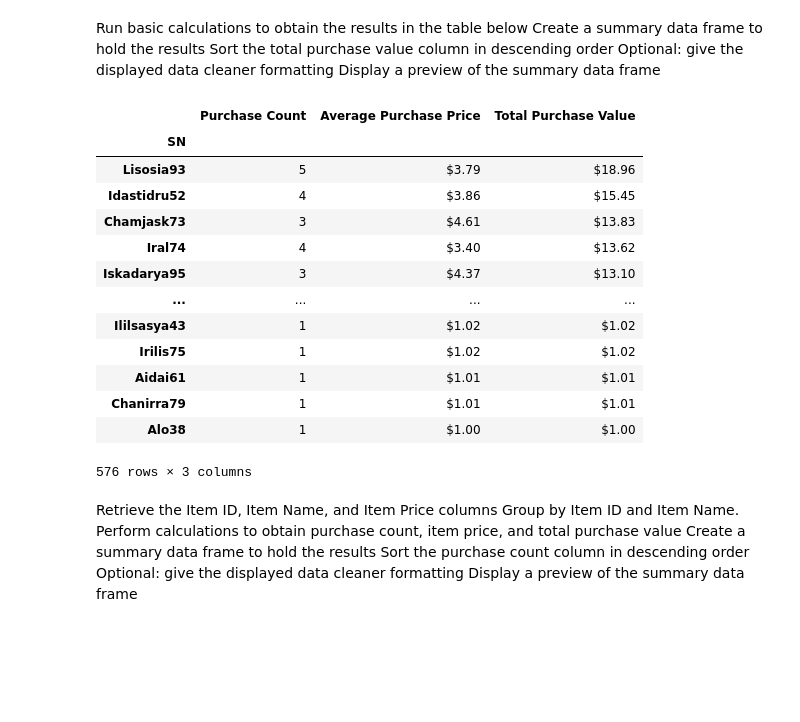
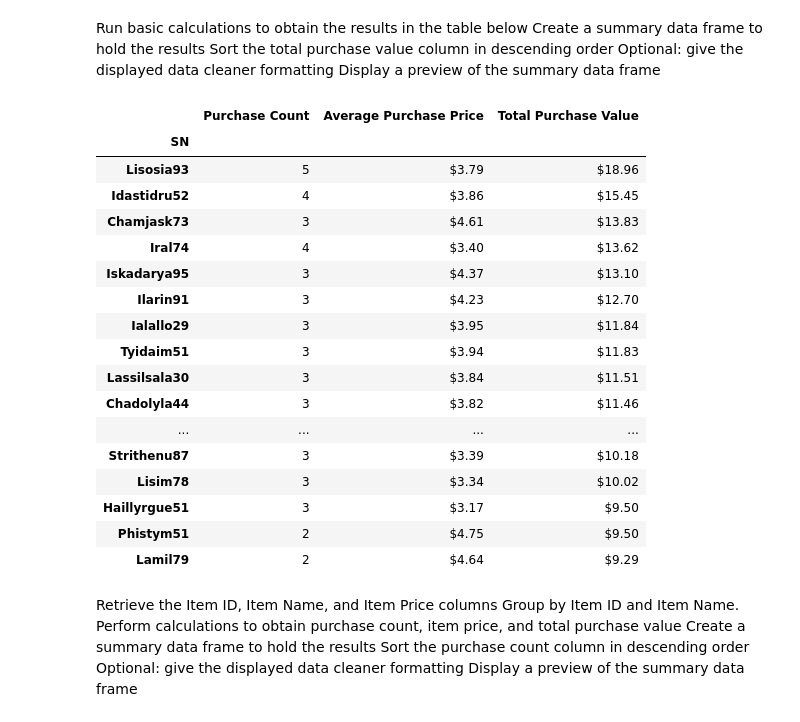
Before and after one commit to leilazintsem/Pandas-Challenge, a Jupyter notebook: HeroesOfPymoli/MainScript.ipynb, the cells around one changed output. Drawn from its saved outputs; the diff is of its cells as text; code cells hidden in the pictures; blank space fills up the shorter version.

```diff
--- a/HeroesOfPymoli/MainScript.ipynb
+++ b/HeroesOfPymoli/MainScript.ipynb
@@ -240,41 +240,45 @@ purchasecount
 #let s calculate the average purchase price
 averagepurchaseprice = grouped_sn_df["Price"].mean()
 averagepurchaseprice
 
 #let s calulate total purchase value
 totalpurchasevalue = grouped_sn_df["Price"].sum()
 totalpurchasevalue
 
 #let s create our summary data frame
 sn_df = pd.DataFrame({"Purchase Count": purchasecount,
                             "Average Purchase Price": averagepurchaseprice,
                             "Total Purchase Value": totalpurchasevalue})
 
 
 
 #let s reorder the table so it looks like the one in the instructions
 sn_df = sn_df.sort_values(["Total Purchase Value"], ascending=False)
 
 #let s format the table
 sn_df["Average Purchase Price"] = sn_df["Average Purchase Price"].map("${:,.2f}".format)
 sn_df["Total Purchase Value"] = sn_df["Total Purchase Value"].map("${:,.2f}".format)
 
-sn_df
+sn_df.head(20)
 # %% [output]
 |  | Purchase Count | Average Purchase Price | Total Purchase Value |
 | SN |  |  |  |
 | Lisosia93 | 5 | $3.79 | $18.96 |
 | Idastidru52 | 4 | $3.86 | $15.45 |
 | Chamjask73 | 3 | $4.61 | $13.83 |
 | Iral74 | 4 | $3.40 | $13.62 |
 | Iskadarya95 | 3 | $4.37 | $13.10 |
+| Ilarin91 | 3 | $4.23 | $12.70 |
+| Ialallo29 | 3 | $3.95 | $11.84 |
+| Tyidaim51 | 3 | $3.94 | $11.83 |
+| Lassilsala30 | 3 | $3.84 | $11.51 |
+| Chadolyla44 | 3 | $3.82 | $11.46 |
 | ... | ... | ... | ... |
-| Ililsasya43 | 1 | $1.02 | $1.02 |
-| Irilis75 | 1 | $1.02 | $1.02 |
-| Aidai61 | 1 | $1.01 | $1.01 |
-| Chanirra79 | 1 | $1.01 | $1.01 |
-| Alo38 | 1 | $1.00 | $1.00 |
+| Strithenu87 | 3 | $3.39 | $10.18 |
+| Lisim78 | 3 | $3.34 | $10.02 |
+| Haillyrgue51 | 3 | $3.17 | $9.50 |
+| Phistym51 | 2 | $4.75 | $9.50 |
+| Lamil79 | 2 | $4.64 | $9.29 |
-576 rows × 3 columns
 # %%
 Most Popular Items
 # %% [markdown]
```
